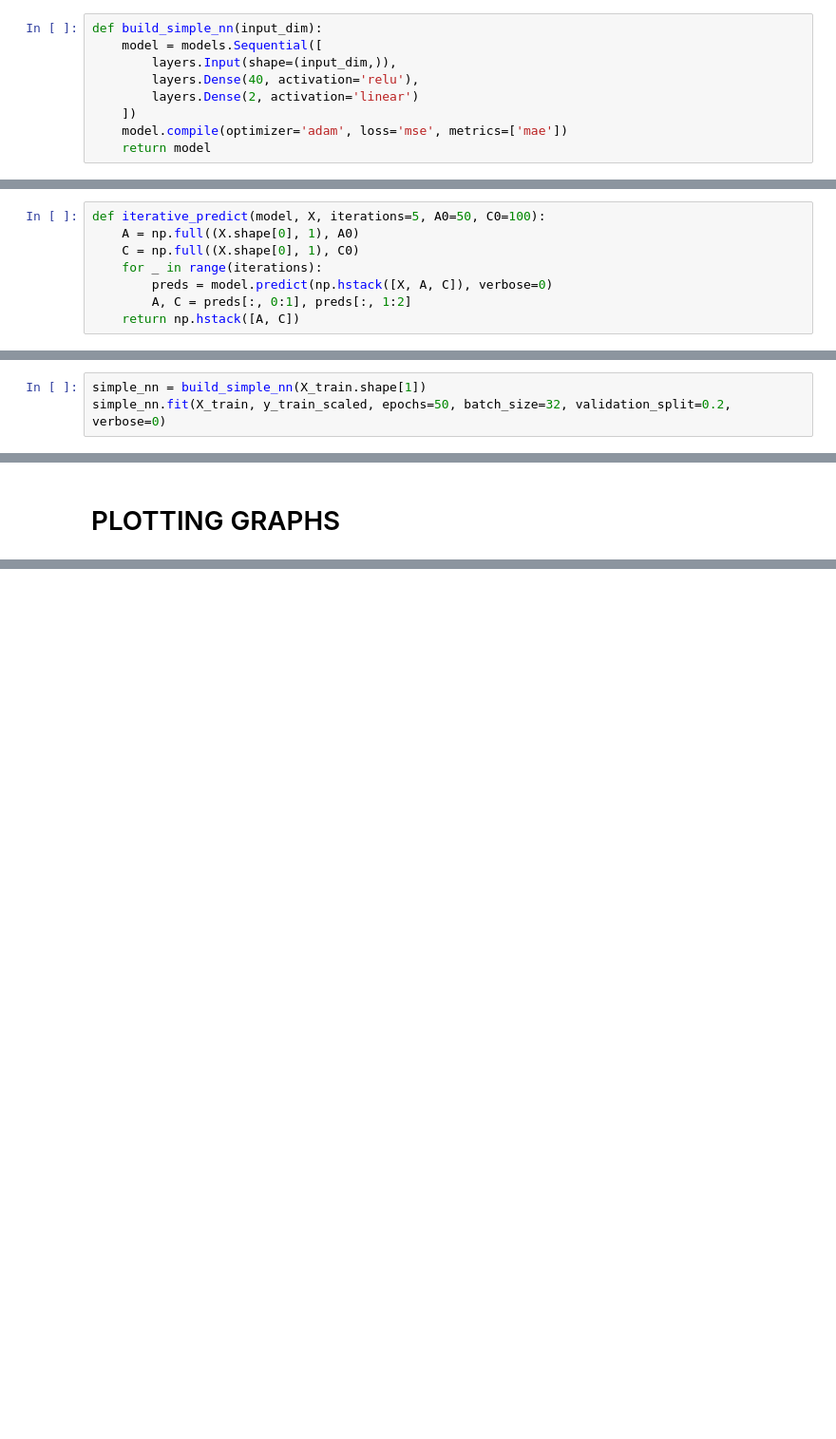
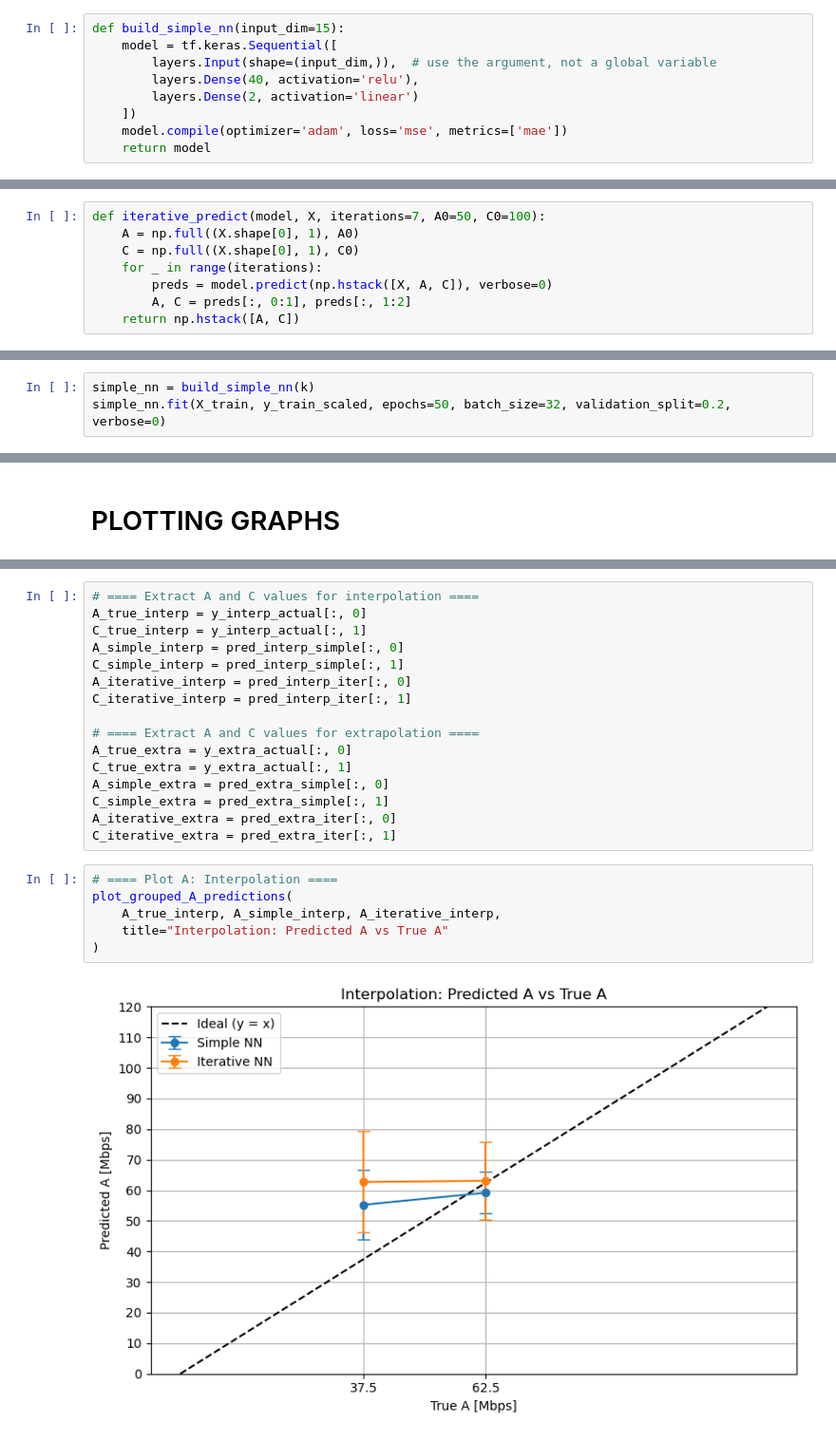
Before and after one commit to MKumar-12/UDP_ML_col867, a Jupyter notebook: Interpolation_Extrapolation_Merged.ipynb, the cells around one changed output, grey strips where cells are left out. Shown at 95% size. Drawn from its saved outputs; the diff is of its cells as text; blank space fills up the shorter version.

Commit message:
Simple NN model's results nearly close to paper for both interpolation and extrapolation

```diff
--- a/Interpolation_Extrapolation_Merged.ipynb
+++ b/Interpolation_Extrapolation_Merged.ipynb
@@ -51,9 +51,9 @@ y_extra_scaled = scaler.transform(y_extra)
 # %% [markdown]
 # BUILD MODELS
 # %%
-def build_simple_nn(input_dim):
-    model = models.Sequential([
-        layers.Input(shape=(input_dim,)),
+def build_simple_nn(input_dim=15):
+    model = tf.keras.Sequential([
+        layers.Input(shape=(input_dim,)),  # use the argument, not a global variable
         layers.Dense(40, activation='relu'),
         layers.Dense(2, activation='linear')
     ])
@@ -70,7 +70,7 @@ def build_iterative_nn(input_dim):
     model.compile(optimizer='adam', loss='mse', metrics=['mae'])
     return model
 # %%
-def iterative_predict(model, X, iterations=5, A0=50, C0=100):
+def iterative_predict(model, X, iterations=7, A0=50, C0=100):
     A = np.full((X.shape[0], 1), A0)
     C = np.full((X.shape[0], 1), C0)
     for _ in range(iterations):
@@ -80,7 +80,7 @@ def iterative_predict(model, X, iterations=5, A0=50, C0=100):
 # %% [markdown]
 # TRAIN SIMPLE NN
 # %%
-simple_nn = build_simple_nn(X_train.shape[1])
+simple_nn = build_simple_nn(k)
 simple_nn.fit(X_train, y_train_scaled, epochs=50, batch_size=32, validation_split=0.2, verbose=0)
 # %% [output]
 <keras.src.callbacks.history.History at 0x...>
@@ -204,0 +222,24 @@ plot_grouped_C_predictions(
+# %%
+# ==== Extract A and C values for interpolation ====
+A_true_interp = y_interp_actual[:, 0]
+C_true_interp = y_interp_actual[:, 1]
+A_simple_interp = pred_interp_simple[:, 0]
+C_simple_interp = pred_interp_simple[:, 1]
+A_iterative_interp = pred_interp_iter[:, 0]
+C_iterative_interp = pred_interp_iter[:, 1]
+
+# ==== Extract A and C values for extrapolation ====
+A_true_extra = y_extra_actual[:, 0]
+C_true_extra = y_extra_actual[:, 1]
+A_simple_extra = pred_extra_simple[:, 0]
+C_simple_extra = pred_extra_simple[:, 1]
+A_iterative_extra = pred_extra_iter[:, 0]
+C_iterative_extra = pred_extra_iter[:, 1]
+# %%
+# ==== Plot A: Interpolation ====
+plot_grouped_A_predictions(
+    A_true_interp, A_simple_interp, A_iterative_interp,
+    title="Interpolation: Predicted A vs True A"
+)
+# %% [output]
+[figure, added]
```
Also changed, not shown: parts of 18 cells of this notebook, 20 other files.
